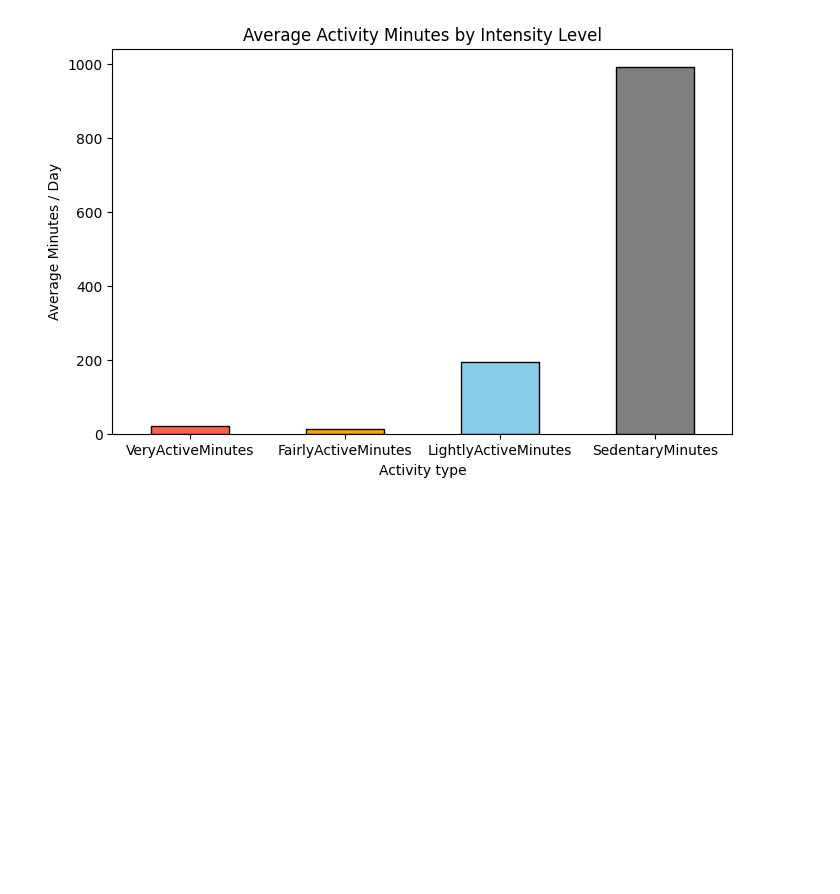
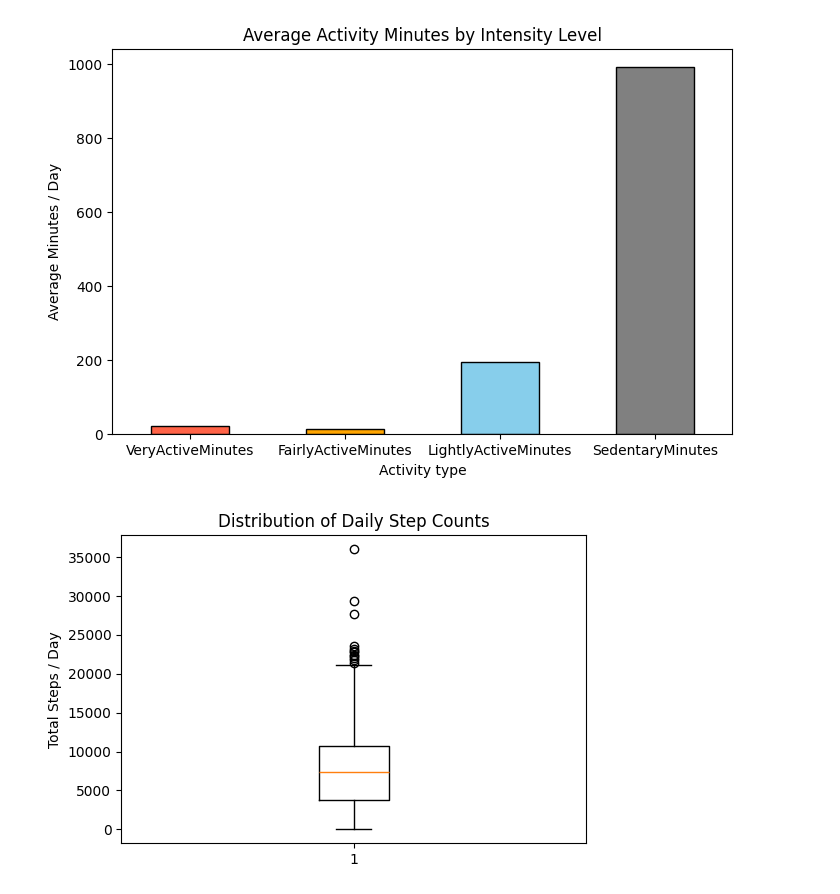
Before and after one commit to Mxhib/Fitness-Activity-Data-Analysis, a Jupyter notebook: data/notebooks/analysis.ipynb, the cells around one changed output. Saved outputs shown, nothing was run; the diff lists cells and outputs as text; code cells hidden in the pictures; blank space fills up the shorter version.

Commit message:
Created box plot to visualize distribution and outliers in daily step counts

```diff
--- a/data/notebooks/analysis.ipynb
+++ b/data/notebooks/analysis.ipynb
@@ -209,3 +210,14 @@ plt.xticks(rotation=0)
 plt.show()
 # %% [output]
 [figure]
+# %%
+# Box plot showing spread, median, and outliers in daily step counts
+import matplotlib.pyplot as plt
+plt.figure(figsize=(6, 4))
+plt.boxplot(df["TotalSteps"], vert = True)
+
+plt.title('Distribution of Daily Step Counts')
+plt.ylabel('Total Steps / Day')
+plt.show()
+# %% [output]
+[figure, added]
```
Also changed, not shown: parts of 1 cell of this notebook.
